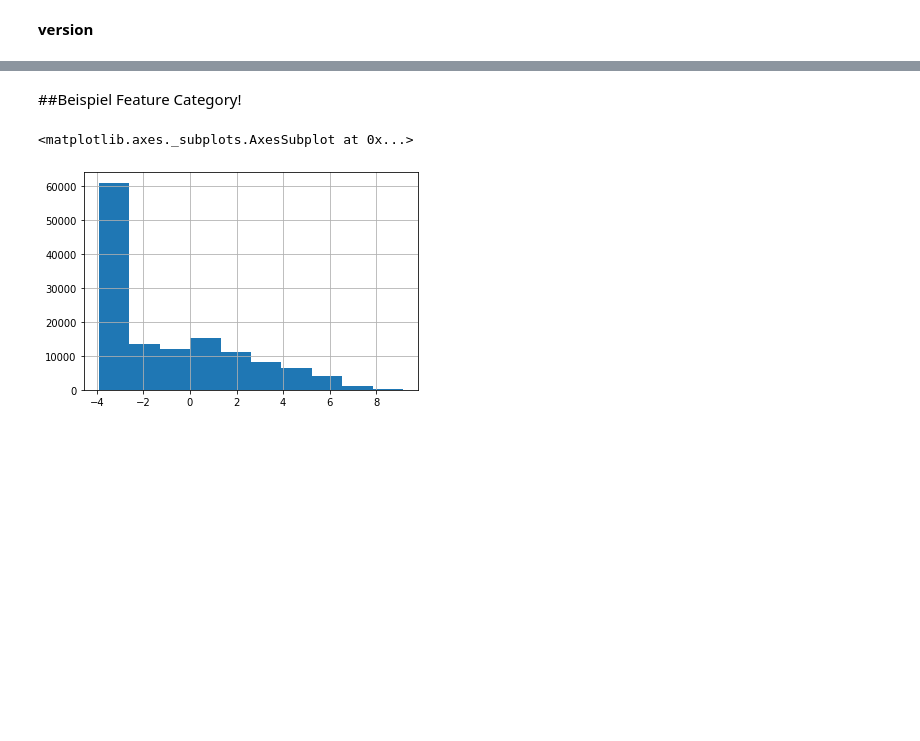
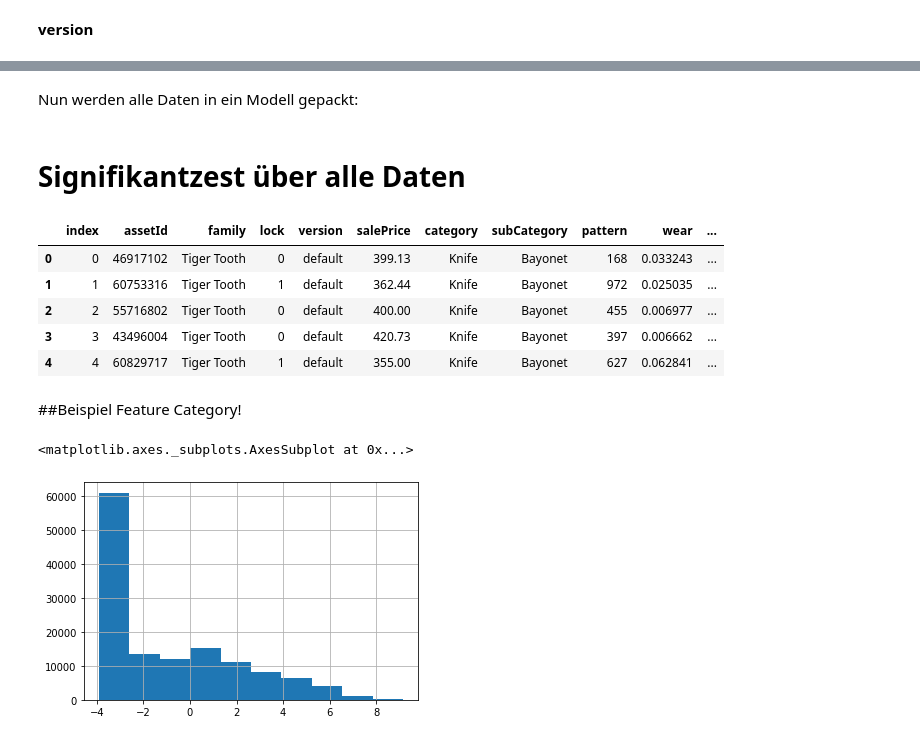
Before and after one commit to princessivy/Analyzing_CSGO_SkinPrices, a Jupyter notebook: CSGO_Significance_Testing.ipynb, the cells around one changed output, grey strips where cells are left out. Saved outputs shown, nothing was run; the diff lists cells and outputs as text; code cells hidden in the pictures; blank space fills up the shorter version.

```diff
--- a/CSGO_Significance_Testing.ipynb
+++ b/CSGO_Significance_Testing.ipynb
@@ -414,3 +618,16 @@ Die restlichen 313 Features sind für den weiteren Verlauf ausgeschieden.
+# %% [markdown]
+Nun werden alle Daten in ein Modell gepackt:
+# %% [markdown]
+# Signifikantzest über alle Daten
+# %%
+data.head()
+# %% [output]
+|  | index | assetId | family | lock | version | salePrice | category | subCategory | pattern | wear | ... |
+| 0 | 0 | 46917102 | Tiger Tooth | 0 | default | 399.13 | Knife | Bayonet | 168 | 0.033243 | ... |
+| 1 | 1 | 60753316 | Tiger Tooth | 1 | default | 362.44 | Knife | Bayonet | 972 | 0.025035 | ... |
+| 2 | 2 | 55716802 | Tiger Tooth | 0 | default | 400.00 | Knife | Bayonet | 455 | 0.006977 | ... |
+| 3 | 3 | 43496004 | Tiger Tooth | 0 | default | 420.73 | Knife | Bayonet | 397 | 0.006662 | ... |
+| 4 | 4 | 60829717 | Tiger Tooth | 1 | default | 355.00 | Knife | Bayonet | 627 | 0.062841 | ... |
 # %% [markdown]
 ##Beispiel Feature Category!
 # %%
```
Also changed, not shown: parts of 50 cells of this notebook.
